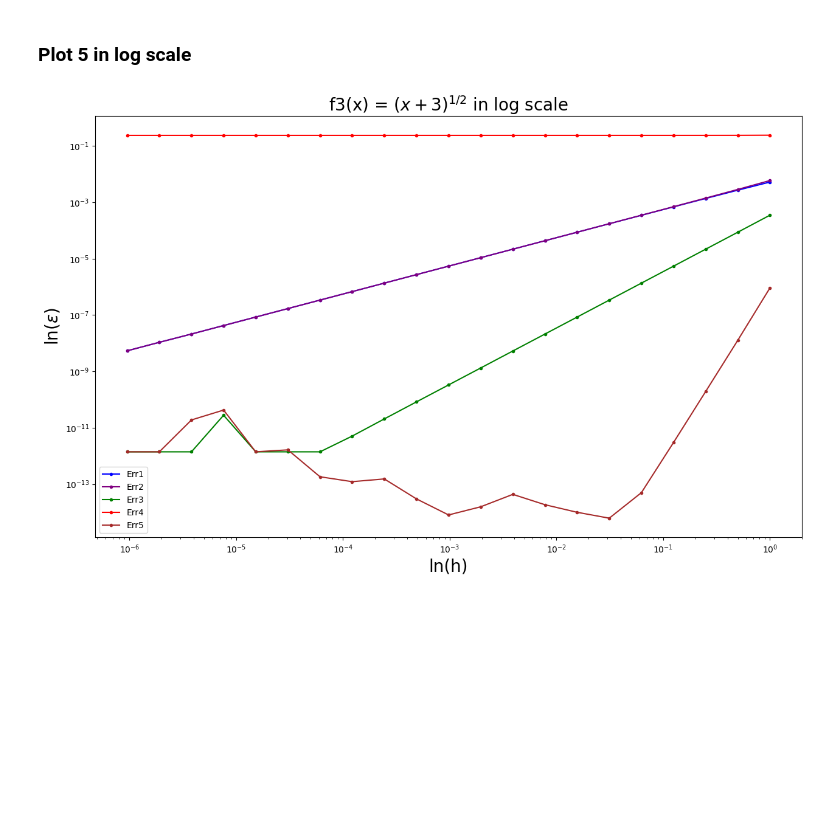
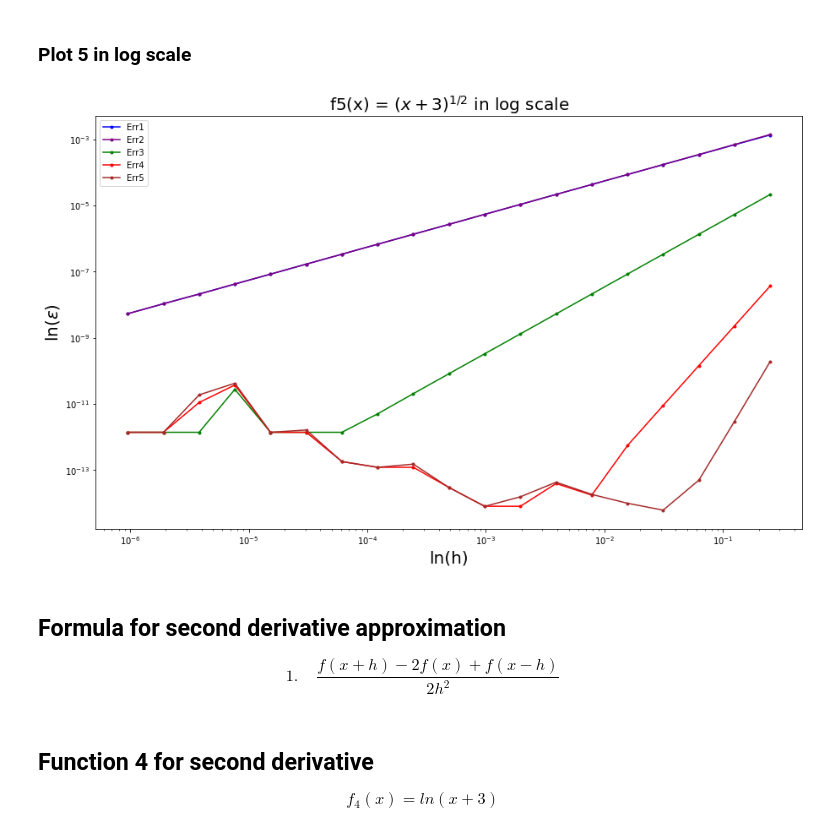
Before and after one commit to Mikholen/computational_math, a Jupyter notebook: task1.ipynb, the cells around one changed output. Saved outputs shown, nothing was run; the diff lists cells and outputs as text; code cells hidden in the pictures; blank space fills up the shorter version.

```diff
--- a/task1.ipynb
+++ b/task1.ipynb
@@ -7,5 +7,5 @@ import numpy  as np
 $$h_n = \frac{2}{2^{n}},\ \  n=[1, 21]$$
 # %%
 #prepare h = 2/2^n  n = [1,21]
-h_data = np.array([2/2**i for i in range(1,22)])
+h_data = np.array([2/2**i for i in range(3,22)])
 # %% [markdown]
@@ -20,21 +20,27 @@ $$ 5.\ \ \ \ \ \frac{3}{2}\frac{f(x+h) - f(x-h)}{2h} - \frac{3}{5}\frac{f(x+2h)
 #init errors result for different methods
 
 def method_err1(func, first_derivative_result, x0):
-    return [abs((func(x0 + h_data[i]) - func(x0))/h_data[i] - first_derivative_result) for i in range(len(h_data))]
+    return [abs((func(x0 + h_data[i]) - func(x0))/h_data[i]\
+                 - first_derivative_result) for i in range(len(h_data))]
 
 def method_err2(func, first_derivative_result, x0):
-    return [abs((func(x0) - func(x0-h_data[i]))/h_data[i] - first_derivative_result) for i in range(len(h_data))]
+    return [abs((func(x0) - func(x0-h_data[i]))/h_data[i]\
+                 - first_derivative_result) for i in range(len(h_data))]
 
 def method_err3(func, first_derivative_result, x0):
-    return [abs((func(x0 + h_data[i]) - func(x0 - h_data[i]))/(2 * h_data[i]) - first_derivative_result) for i in range(len(h_data))]
+    return [abs((func(x0 + h_data[i]) - func(x0 - h_data[i]))/(2 * h_data[i])\
+                 - first_derivative_result) for i in range(len(h_data))]
 
 def method_err4(func, first_derivative_result, x0):
-    return [abs((4/3 * (func(x0 + 2 * h_data[i]) - func (x0 - 2 * h_data[i])) / (2 * h_data[i])) - (1/3 * (func(x0 + 2 * h_data[i]) - func(x0 - 2 * h_data[i]))/(4*h_data[i])) - first_derivative_result) for i in range(len(h_data))]
+    return [abs((4/3 * (func(x0 + h_data[i]) - func (x0 - h_data[i])) / (2 * h_data[i]))\
+             - (1/3 * (func(x0 + 2 * h_data[i]) - func(x0 - 2 * h_data[i]))/(4*h_data[i]))\
+                  - first_derivative_result) for i in range(len(h_data))]
 
 def method_err5(func, first_derivative_result, x0):
-    return [abs(  3/2  * (func(x0 + h_data[i]) - func(x0 - h_data[i]))/(2 * h_data[i])
-                - 3/5  * (func(x0 + 2 * h_data[i]) - func(x0 - 2 * h_data[i])) / (4 * h_data[i])
-                + 1/10 * (func(x0 + 3 * h_data[i]) - func(x0 - 3 * h_data[i])) / (6 * h_data[i]) - first_derivative_result) for i in range(len(h_data))]
+    return [abs(  3/2  * (func(x0 + h_data[i]) - func(x0 - h_data[i]))/(2 * h_data[i]) \
+                - 3/5  * (func(x0 + 2 * h_data[i]) - func(x0 - 2 * h_data[i])) / (4 * h_data[i])\
+                + 1/10 * (func(x0 + 3 * h_data[i]) - func(x0 - 3 * h_data[i])) / (6 * h_data[i])\
+                      - first_derivative_result) for i in range(len(h_data))]
 # %% [markdown]
 ## Function 1
  $$f_1(x) = sin(x^2)$$
@@ -217,18 +227,22 @@ y_data5[4] = method_err5(func5, func5_first_derivative, x0)
 # %%
 size_x = 15
 size_y = 9
 plt.figure (figsize=(size_x, size_y))
 
 ax = plt.gca ()
-ax.set_title(r'f3(x) = $(x+3)^{1/2}$ in log scale', size=20)
+ax.set_title(r'f5(x) = $(x+3)^{1/2}$ in log scale', size=20)
 ax.set_xlabel (r"ln(h)", fontsize = 20)
 ax.set_ylabel (r"ln($\epsilon$)", fontsize = 20)
 
 for i in range (0, len(y_data5)):
 
     plt.loglog(h_data, y_data5[i], color = cols[i], marker = '.', label = 'Err' + str(i+1))
     plt.legend(loc='best')
 
     plt.show
 # %% [output]
-[figure, old version]
+[figure, new version]
+# %% [markdown]
+## Formula for second derivative approximation
+
+$$ 1.\ \ \ \ \ \frac{f(x+h) - 2f(x) + f(x-h)}{2h^{2}}$$
@@ -234,0 +253,3 @@ for i in range (0, len(y_data5)):
+# %% [markdown]
+## Function 4 for second derivative
+$$ f_4(x) = ln(x+3) $$
```
Also changed, not shown: parts of 14 cells of this notebook.
